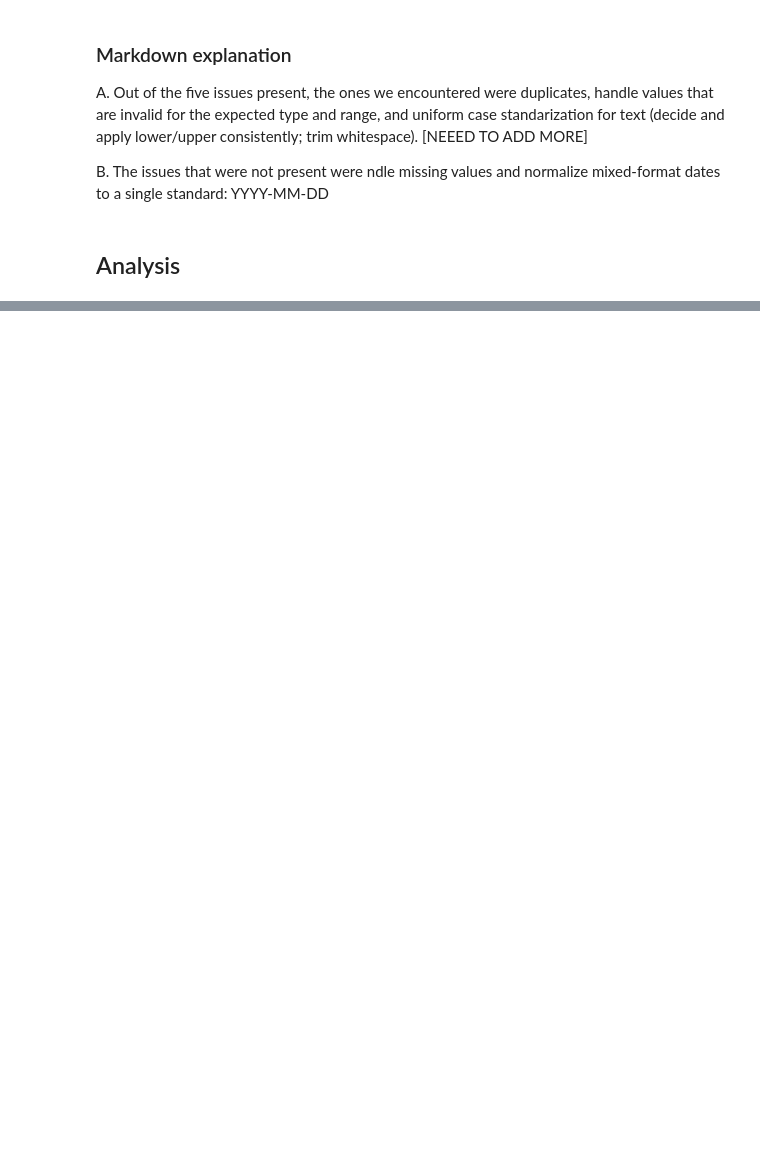
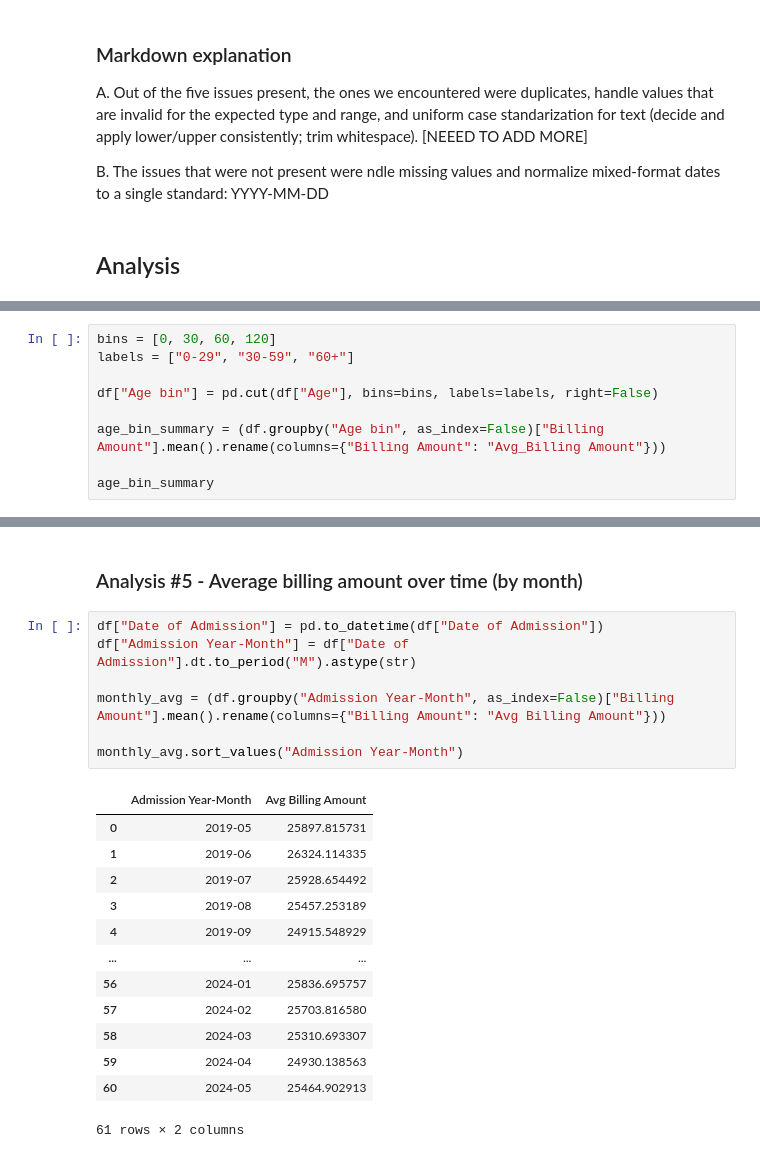
Before and after one commit to srtarpara/cs210-hw-assignment-2, a Jupyter notebook: diy_dataset.ipynb, the cells around one changed output, grey strips where cells are left out. Cells and saved outputs as stored; diff of their text form; blank space fills up the shorter version.

```diff
--- a/diy_dataset.ipynb
+++ b/diy_dataset.ipynb
@@ -362,0 +396,9 @@ B. The issues that were not present were ndle missing values and normalize mixed
+# %%
+bins = [0, 30, 60, 120]
+labels = ["0-29", "30-59", "60+"]
+
+df["Age bin"] = pd.cut(df["Age"], bins=bins, labels=labels, right=False)
+
+age_bin_summary = (df.groupby("Age bin", as_index=False)["Billing Amount"].mean().rename(columns={"Billing Amount": "Avg_Billing Amount"}))
+
+age_bin_summary
@@ -362,0 +443,23 @@ B. The issues that were not present were ndle missing values and normalize mixed
+# %% [markdown]
+### Analysis #5 - Average billing amount over time (by month)
+# %%
+df["Date of Admission"] = pd.to_datetime(df["Date of Admission"])
+df["Admission Year-Month"] = df["Date of Admission"].dt.to_period("M").astype(str)
+
+monthly_avg = (df.groupby("Admission Year-Month", as_index=False)["Billing Amount"].mean().rename(columns={"Billing Amount": "Avg Billing Amount"}))
+
+monthly_avg.sort_values("Admission Year-Month")
+# %% [output]
+|  | Admission Year-Month | Avg Billing Amount |
+| 0 | 2019-05 | 25897.815731 |
+| 1 | 2019-06 | 26324.114335 |
+| 2 | 2019-07 | 25928.654492 |
+| 3 | 2019-08 | 25457.253189 |
+| 4 | 2019-09 | 24915.548929 |
+| ... | ... | ... |
+| 56 | 2024-01 | 25836.695757 |
+| 57 | 2024-02 | 25703.816580 |
+| 58 | 2024-03 | 25310.693307 |
+| 59 | 2024-04 | 24930.138563 |
+| 60 | 2024-05 | 25464.902913 |
+61 rows × 2 columns
```
Also changed, not shown: parts of 9 cells of this notebook.
